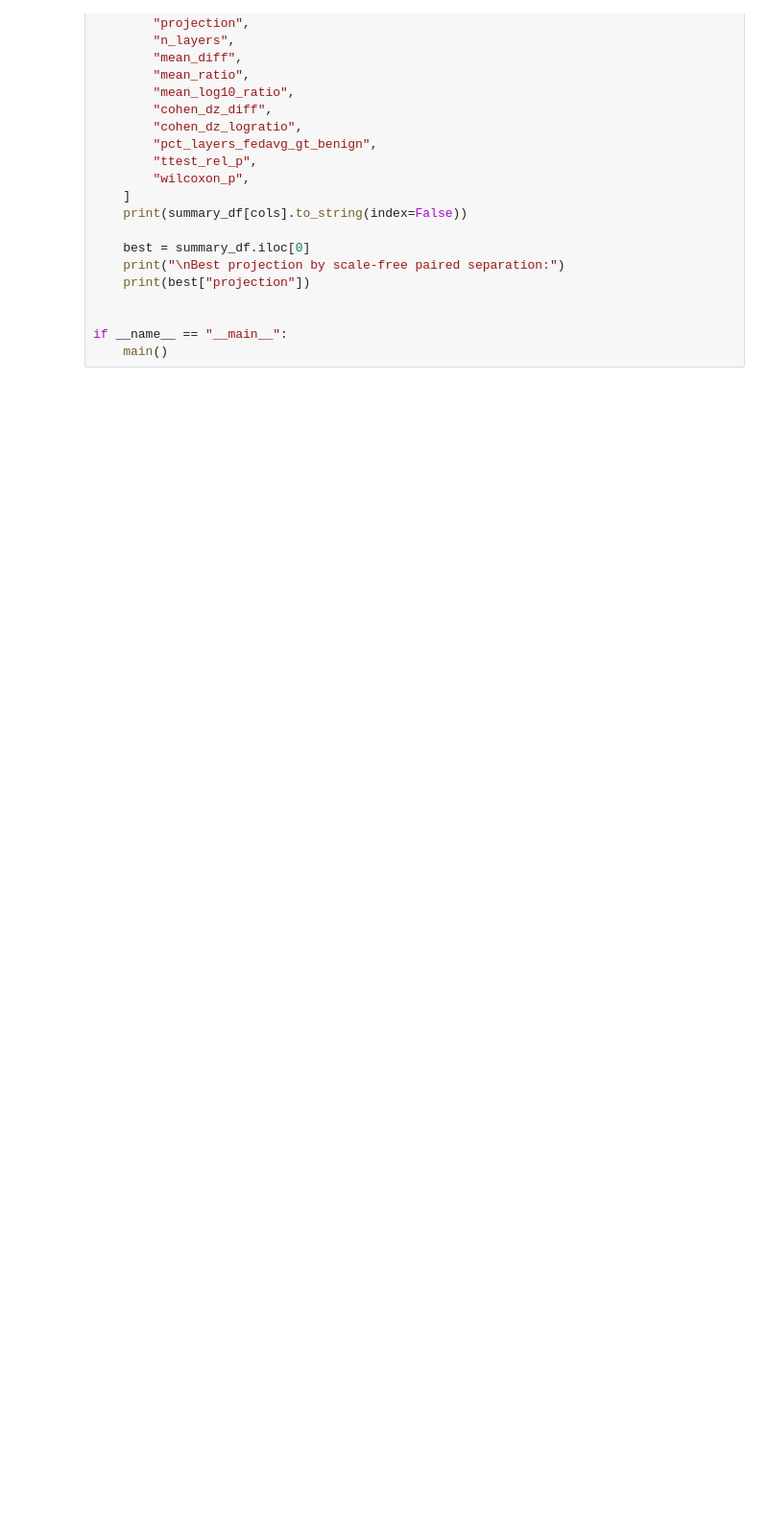
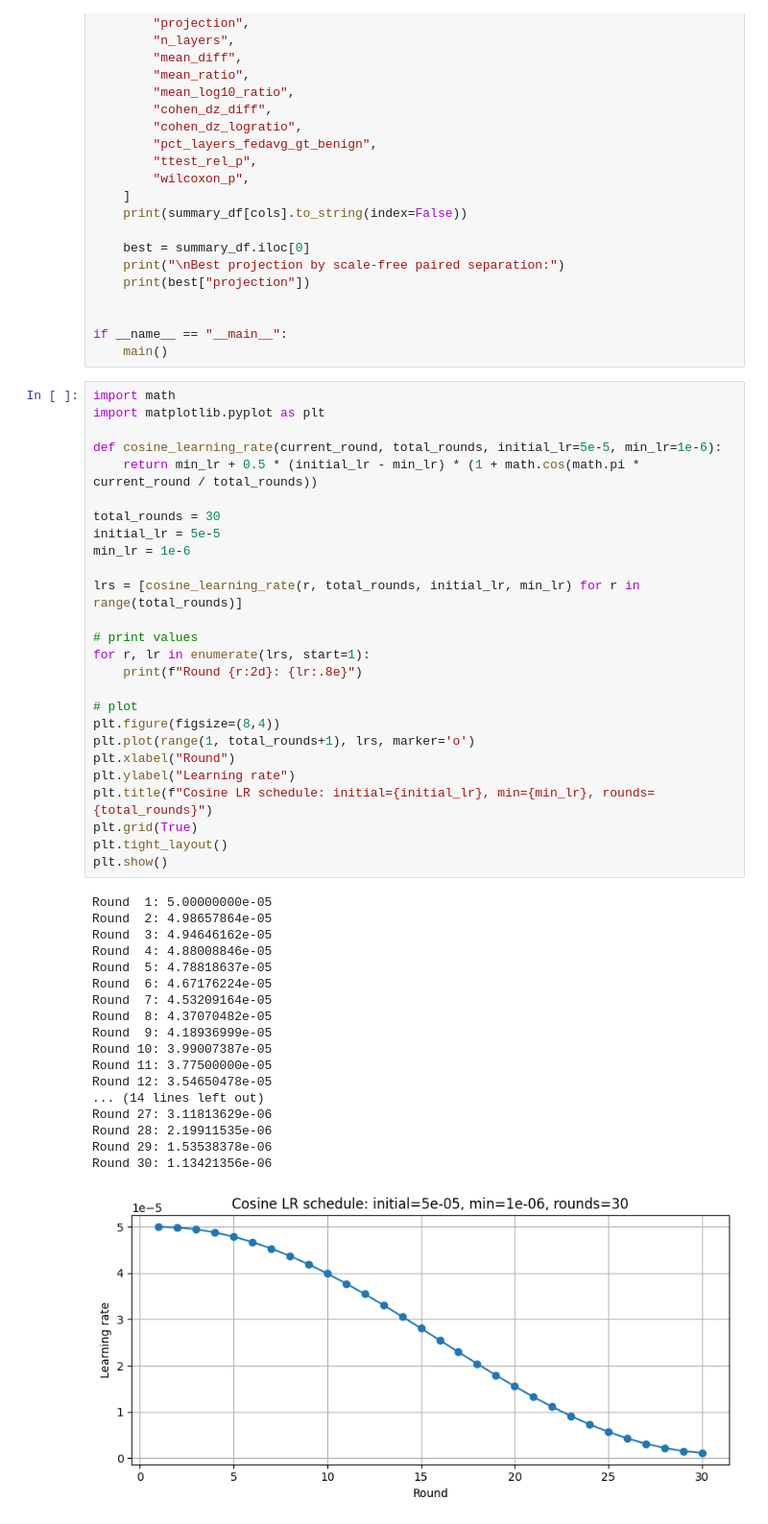
Before and after one commit to stha-prashant/federatedllm-attack, a Jupyter notebook: notebooks_final/paper_plots.ipynb, the cells around one changed output. Shown at 96% size. Drawn from its saved outputs; the diff is of its cells as text; blank space fills up the shorter version.

```diff
--- a/notebooks_final/paper_plots.ipynb
+++ b/notebooks_final/paper_plots.ipynb
@@ -456,3 +456,48 @@ def main():
 
 if __name__ == "__main__":
     main()
+# %%
+import math
+import matplotlib.pyplot as plt
+
+def cosine_learning_rate(current_round, total_rounds, initial_lr=5e-5, min_lr=1e-6):
+    return min_lr + 0.5 * (initial_lr - min_lr) * (1 + math.cos(math.pi * current_round / total_rounds))
+
+total_rounds = 30
+initial_lr = 5e-5
+min_lr = 1e-6
+
+lrs = [cosine_learning_rate(r, total_rounds, initial_lr, min_lr) for r in range(total_rounds)]
+
+# print values
+for r, lr in enumerate(lrs, start=1):
+    print(f"Round {r:2d}: {lr:.8e}")
+
+# plot
+plt.figure(figsize=(8,4))
+plt.plot(range(1, total_rounds+1), lrs, marker='o')
+plt.xlabel("Round")
+plt.ylabel("Learning rate")
+plt.title(f"Cosine LR schedule: initial={initial_lr}, min={min_lr}, rounds={total_rounds}")
+plt.grid(True)
+plt.tight_layout()
+plt.show()
+# %% [output]
+Round  1: 5.00000000e-05
+Round  2: 4.98657864e-05
+Round  3: 4.94646162e-05
+Round  4: 4.88008846e-05
+Round  5: 4.78818637e-05
+Round  6: 4.67176224e-05
+Round  7: 4.53209164e-05
+Round  8: 4.37070482e-05
+Round  9: 4.18936999e-05
+Round 10: 3.99007387e-05
+Round 11: 3.77500000e-05
+Round 12: 3.54650478e-05
+... (14 lines left out)
+Round 27: 3.11813629e-06
+Round 28: 2.19911535e-06
+Round 29: 1.53538378e-06
+Round 30: 1.13421356e-06
+[figure, added]
```
Also changed, not shown: 34 other files.
